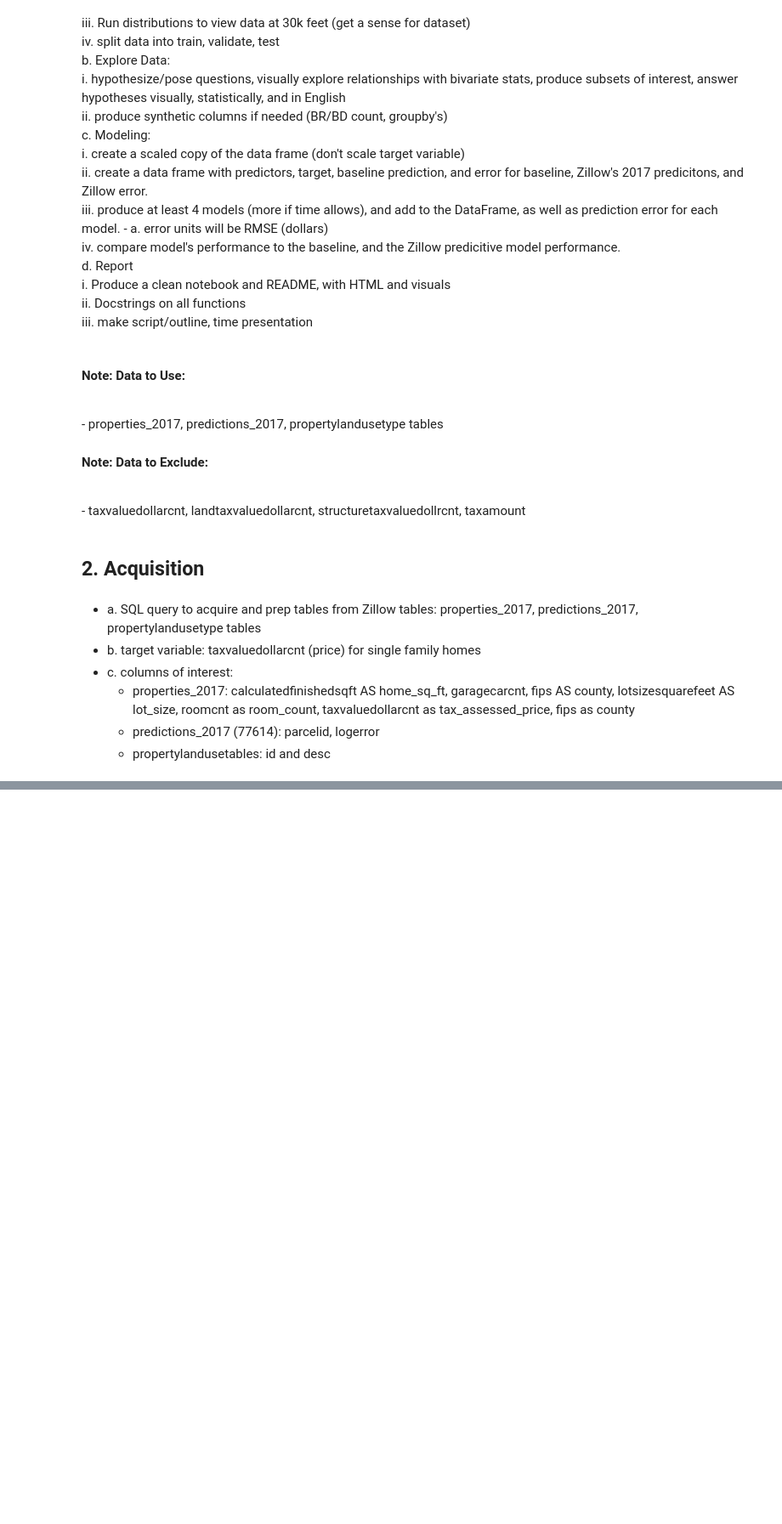
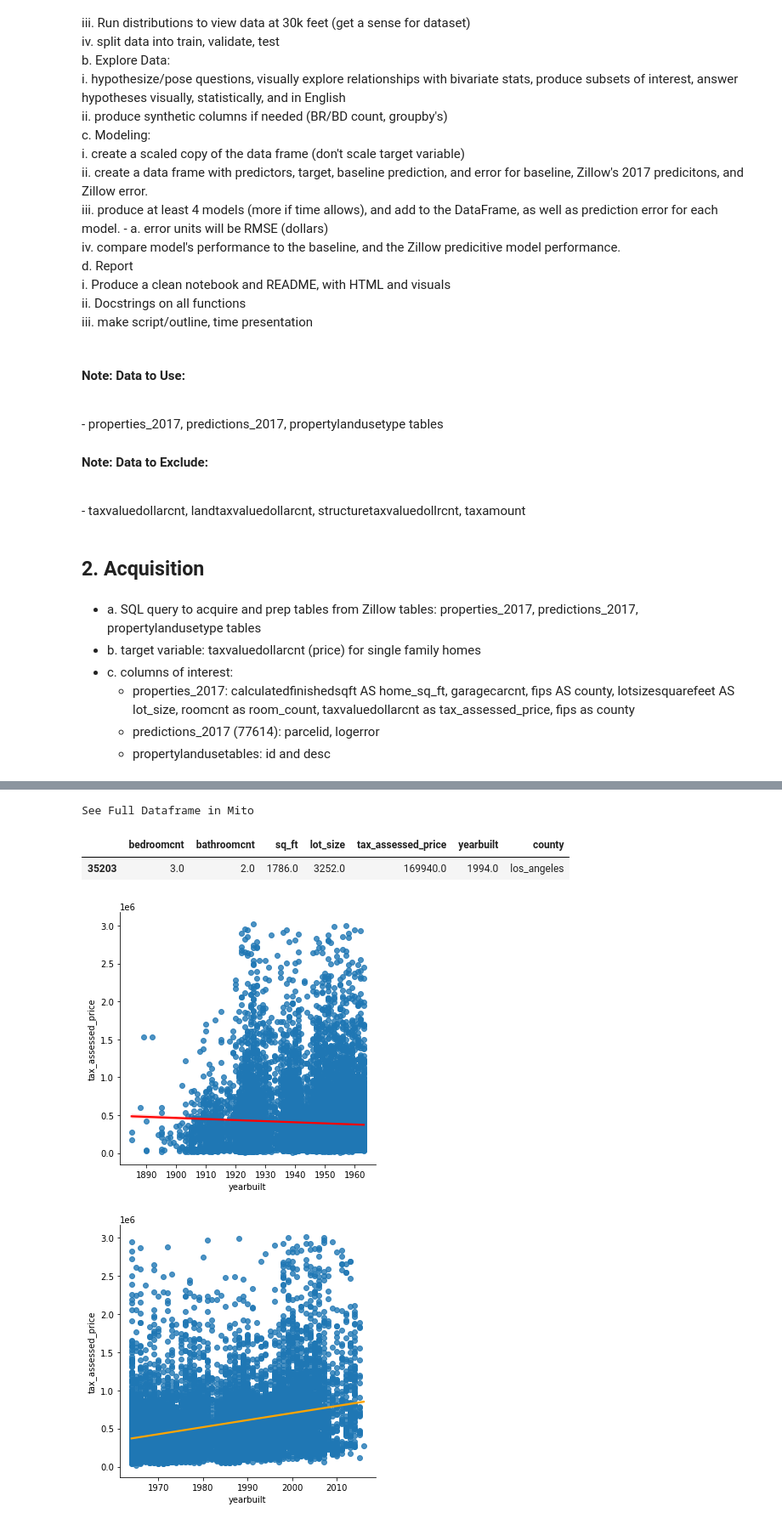
Before and after one commit to fred-lindsey/projects, a Jupyter notebook: zillow_home_price_predictor/scratch_notebook_and_MVP.ipynb, the cells around one changed output, grey strips where cells are left out. Shown at 85% size. Saved outputs shown, nothing was run; the diff lists cells and outputs as text; code cells hidden in the pictures; blank space fills up the shorter version.

```diff
--- a/zillow_home_price_predictor/scratch_notebook_and_MVP.ipynb
+++ b/zillow_home_price_predictor/scratch_notebook_and_MVP.ipynb
@@ -152,0 +253,3 @@ See Full Dataframe in Mito
+# %%
+train, validate, test = split.train_validate_test_split(df, df.tax_assessed_price)
+train.shape
@@ -152,0 +353,21 @@ See Full Dataframe in Mito
+# %%
+train.head(1)
+# %% [output]
+See Full Dataframe in Mito
+|  | bedroomcnt | bathroomcnt | sq_ft | lot_size | tax_assessed_price | yearbuilt | county |
+| 35203 | 3.0 | 2.0 | 1786.0 | 3252.0 | 169940.0 | 1994.0 | los_angeles |
+# %%
+train_post_1963=train[train.yearbuilt > 1963]
+train_pre_1963=train[train.yearbuilt <= 1963]
+train_post_1997=train[train.yearbuilt > 1997]
+# %%
+#plot1: PRE-1963 year vs price (cont:cont)
+#plot2: POST-1963 year vs price (cont:cont)
+sns.lmplot(x='yearbuilt', y='tax_assessed_price', data=train_pre_1963,
+          line_kws = {'color': 'red'})
+sns.lmplot(x='yearbuilt', y='tax_assessed_price', data=train_post_1963,
+          line_kws = {'color': 'orange'})
+plt.show()
+# %% [output]
+[figure, added]
+[figure, added]
```
Also changed, not shown: parts of 110 cells of this notebook, 2 other files.
